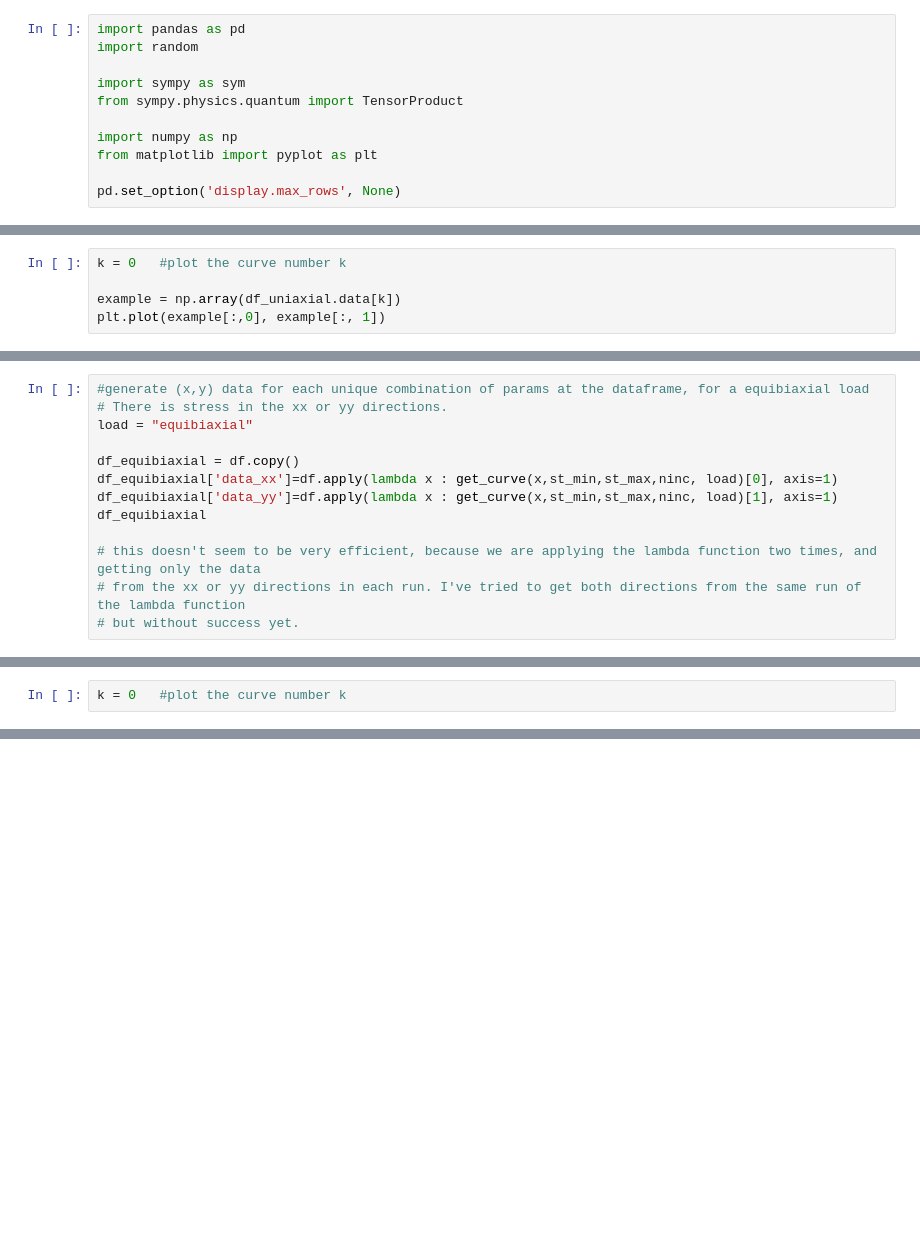
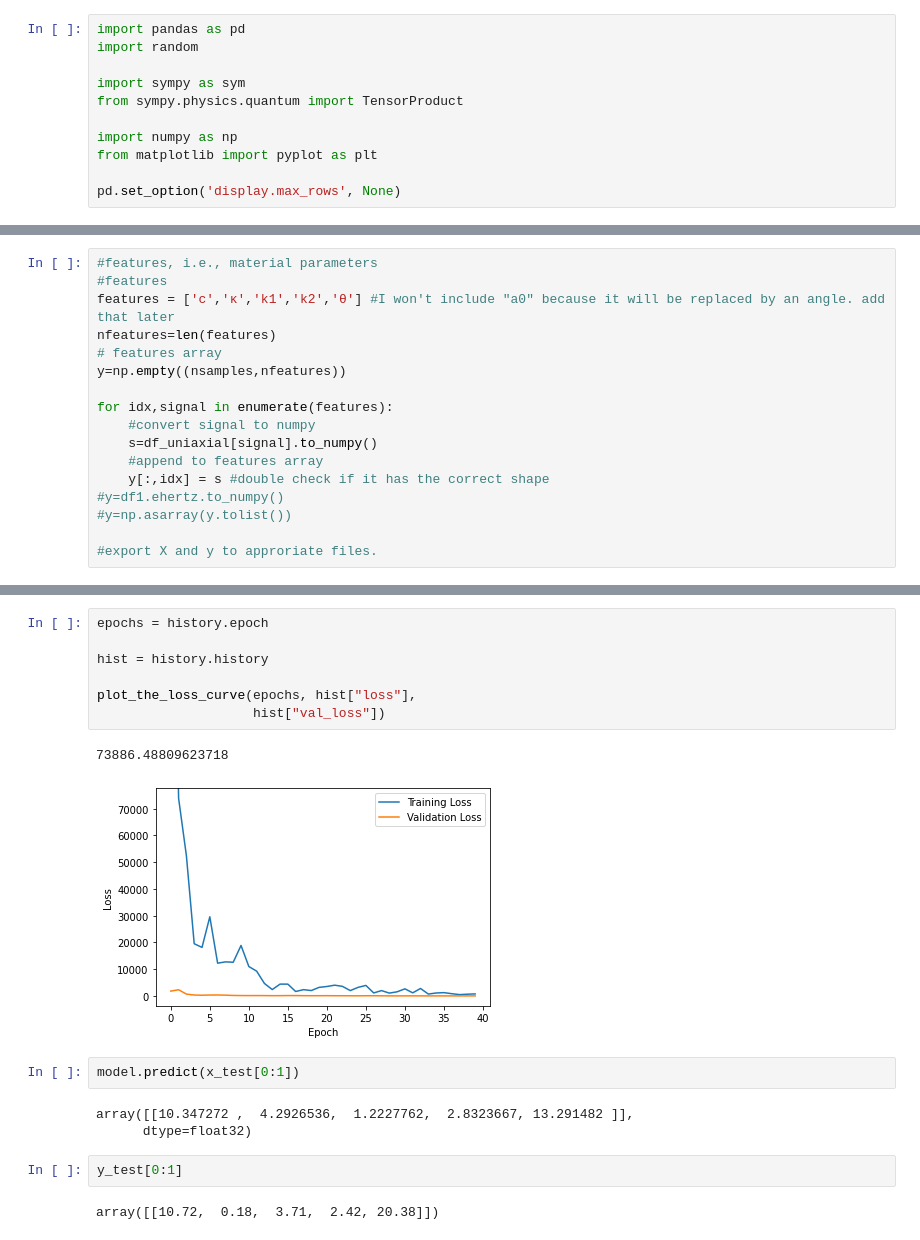
Before and after one commit to luis-rodrigues-8/Constitutive_Models, a Jupyter notebook: generate_HGO.ipynb, the cells around one changed output, grey strips where cells are left out. Cells and saved outputs as stored; diff of their text form; blank space fills up the shorter version.

```diff
--- a/generate_HGO.ipynb
+++ b/generate_HGO.ipynb
@@ -663,5 +118,0 @@ df_uniaxial['data']=df.apply(lambda x : get_curve(x,st_min,st_max,ninc, load), a
-# %%
-k = 0   #plot the curve number k
-
-example = np.array(df_uniaxial.data[k])
-plt.plot(example[:,0], example[:, 1])
@@ -679,13 +118,0 @@ dtype: object
-# %%
-#generate (x,y) data for each unique combination of params at the dataframe, for a equibiaxial load
-# There is stress in the xx or yy directions.
-load = "equibiaxial"
-
-df_equibiaxial = df.copy()
-df_equibiaxial['data_xx']=df.apply(lambda x : get_curve(x,st_min,st_max,ninc, load)[0], axis=1)
-df_equibiaxial['data_yy']=df.apply(lambda x : get_curve(x,st_min,st_max,ninc, load)[1], axis=1)
-df_equibiaxial
-
-# this doesn't seem to be very efficient, because we are applying the lambda function two times, and getting only the data
-# from the xx or yy directions in each run. I've tried to get both directions from the same run of the lambda function
-# but without success yet.
@@ -698,2 +118,0 @@ df_equibiaxial
-# %%
-k = 0   #plot the curve number k
@@ -721,0 +408,17 @@ df_uniaxial
+# %%
+#features, i.e., material parameters
+#features
+features = ['c','κ','k1','k2','θ'] #I won't include "a0" because it will be replaced by an angle. add that later
+nfeatures=len(features)
+# features array
+y=np.empty((nsamples,nfeatures))
+
+for idx,signal in enumerate(features):
+    #convert signal to numpy
+    s=df_uniaxial[signal].to_numpy()
+    #append to features array
+    y[:,idx] = s #double check if it has the correct shape
+#y=df1.ehertz.to_numpy()
+#y=np.asarray(y.tolist())
+
+#export X and y to approriate files.
@@ -721,0 +598,19 @@ df_uniaxial
+# %%
+epochs = history.epoch
+
+hist = history.history
+
+plot_the_loss_curve(epochs, hist["loss"],
+                    hist["val_loss"])
+# %% [output]
+73886.48809623718
+[figure, added]
+# %%
+model.predict(x_test[0:1])
+# %% [output]
+array([[10.347272 ,  4.2926536,  1.2227762,  2.8323667, 13.291482 ]],
+      dtype=float32)
+# %%
+y_test[0:1]
+# %% [output]
+array([[10.72,  0.18,  3.71,  2.42, 20.38]])
```
Also changed, not shown: parts of 55 cells of this notebook, 2 other files.
